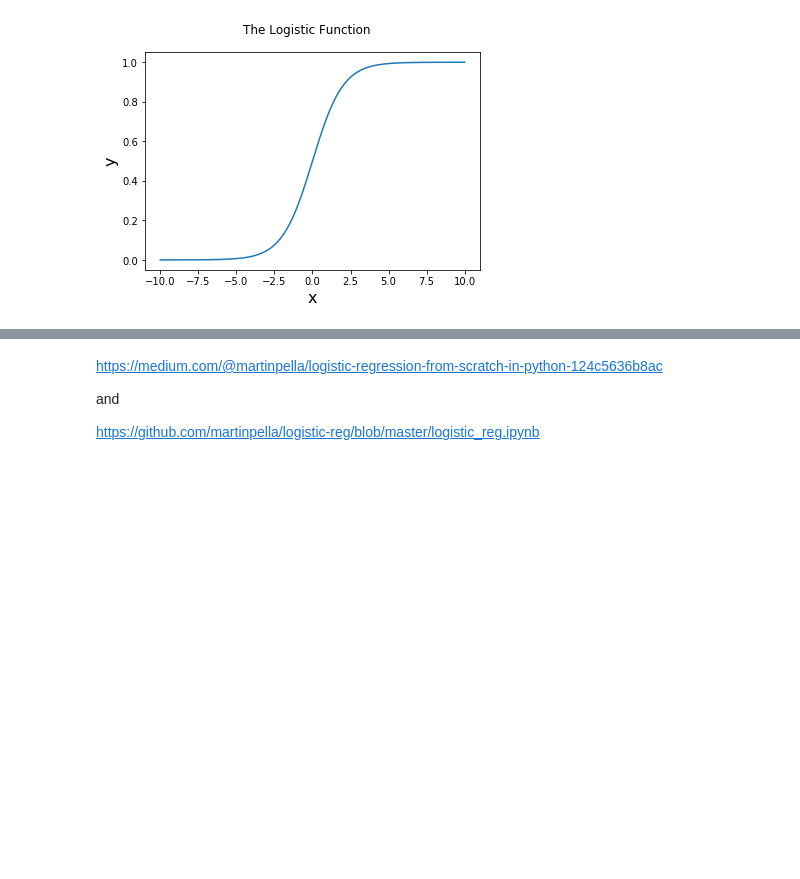
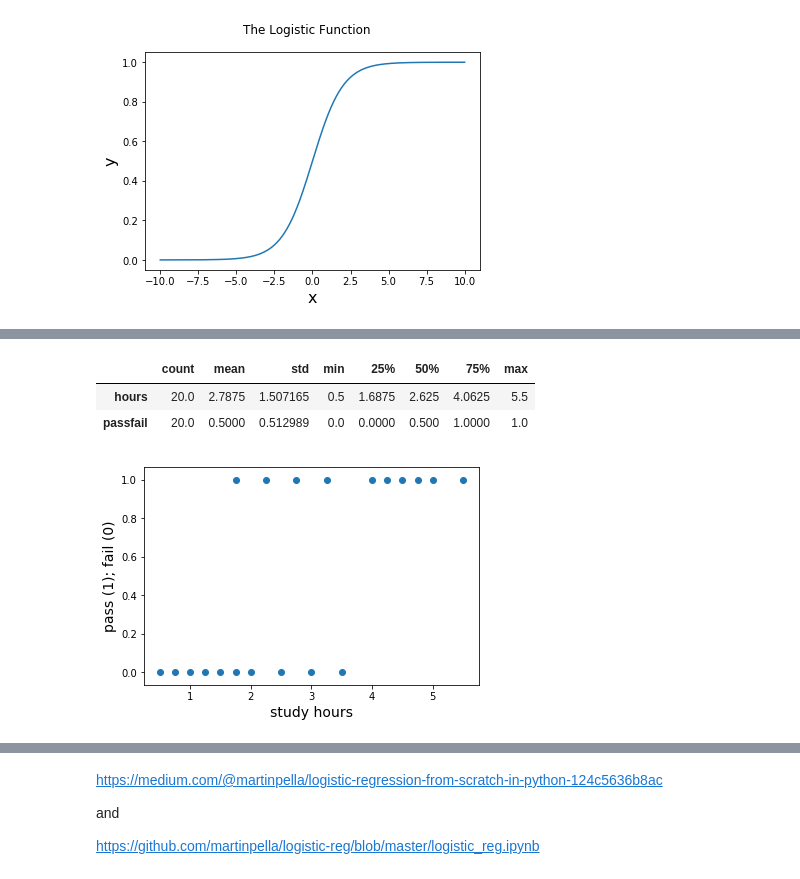
Before and after one commit to umbcdata601/fall2018, a Jupyter notebook: jupyter_notebooks/week4_regression/logistic regression.ipynb, the cells around one changed output, grey strips where cells are left out. Cells and saved outputs as stored; diff of their text form; code cells hidden in the pictures; blank space fills up the shorter version.

```diff
--- a/jupyter_notebooks/week4_regression/logistic regression.ipynb
+++ b/jupyter_notebooks/week4_regression/logistic regression.ipynb
@@ -31,0 +39,8 @@ plt.show()
+# %%
+import pandas
+hours=[0.50,0.75,1.00,1.25,1.50,1.75,1.75,2.00,2.25,2.50,2.75,3.00,3.25,3.50,4.00,4.25,4.50,4.75,5.00,5.50]
+passfail=[0,0,0,0,0,0,1,0,1,0,1,0,1,0,1,1,1,1,1,1]
+df=pandas.DataFrame(hours)
+df.columns=['hours']
+df['passfail']=passfail
+df
@@ -31,0 +65,12 @@ plt.show()
+# %%
+df.describe().T
+# %% [output]
+|  | count | mean | std | min | 25% | 50% | 75% | max |
+| hours | 20.0 | 2.7875 | 1.507165 | 0.5 | 1.6875 | 2.625 | 4.0625 | 5.5 |
+| passfail | 20.0 | 0.5000 | 0.512989 | 0.0 | 0.0000 | 0.500 | 1.0000 | 1.0 |
+# %%
+_=plt.scatter(x=hours,y=passfail)
+_=plt.xlabel('study hours',fontsize=14)
+_=plt.ylabel('pass (1); fail (0)',fontsize=14)
+# %% [output]
+[figure, added]
```
Also changed, not shown: parts of 5 cells of this notebook, 2 other files.
